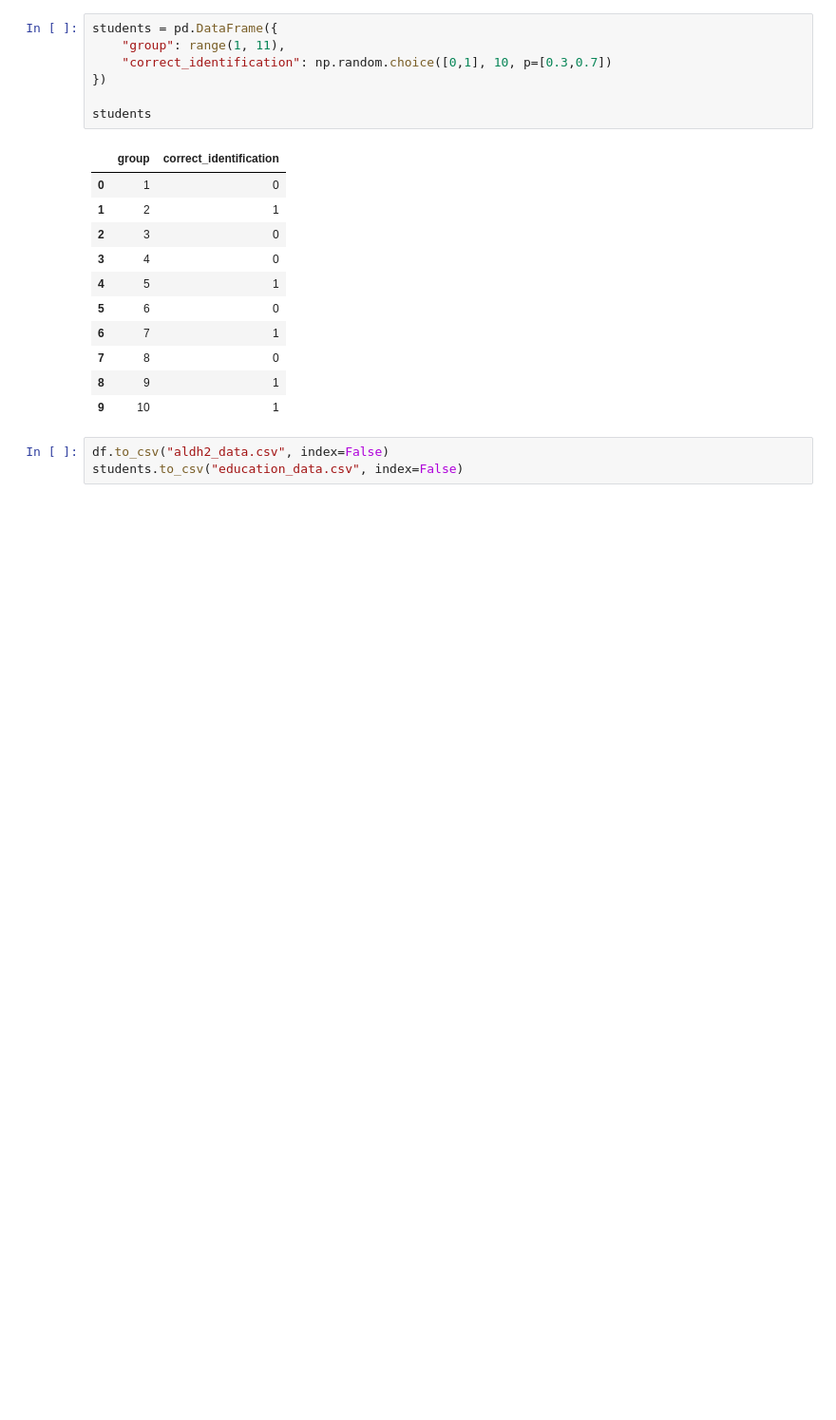
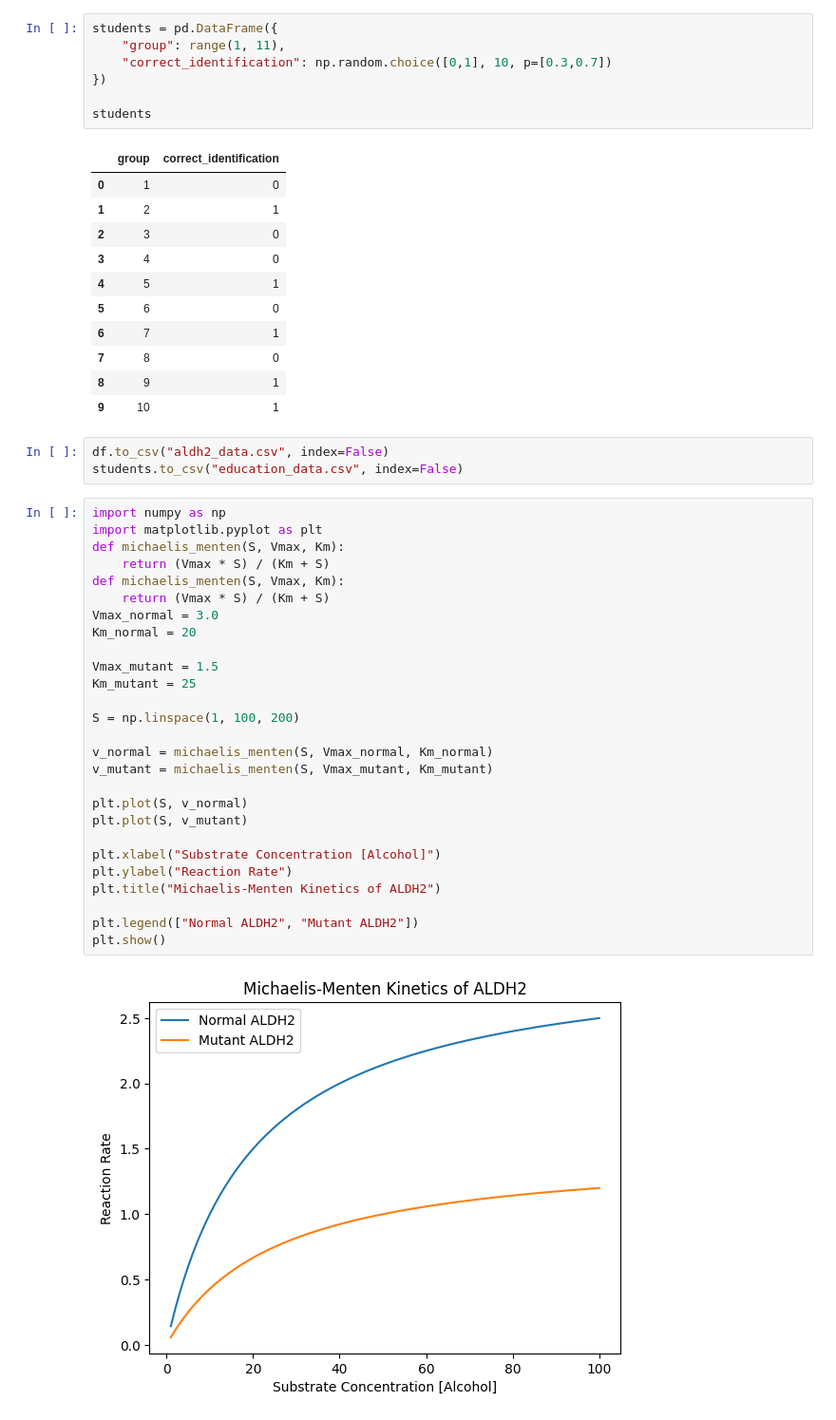
Before and after one commit to afunny101/Taiwan_ALDH2_Alcohol_Kinetics_Education_Project, a Jupyter notebook: ALDH2_Alcohol_Kinetics_Project.ipynb, the cells around one changed output. Shown at 95% size. Drawn from its saved outputs; the diff is of its cells as text; blank space fills up the shorter version.

```diff
--- a/ALDH2_Alcohol_Kinetics_Project.ipynb
+++ b/ALDH2_Alcohol_Kinetics_Project.ipynb
@@ -86,3 +86,32 @@ students
 # %%
 df.to_csv("aldh2_data.csv", index=False)
 students.to_csv("education_data.csv", index=False)
+# %%
+import numpy as np
+import matplotlib.pyplot as plt
+def michaelis_menten(S, Vmax, Km):
+    return (Vmax * S) / (Km + S)
+def michaelis_menten(S, Vmax, Km):
+    return (Vmax * S) / (Km + S)
+Vmax_normal = 3.0
+Km_normal = 20
+
+Vmax_mutant = 1.5
+Km_mutant = 25
+
+S = np.linspace(1, 100, 200)
+
+v_normal = michaelis_menten(S, Vmax_normal, Km_normal)
+v_mutant = michaelis_menten(S, Vmax_mutant, Km_mutant)
+
+plt.plot(S, v_normal)
+plt.plot(S, v_mutant)
+
+plt.xlabel("Substrate Concentration [Alcohol]")
+plt.ylabel("Reaction Rate")
+plt.title("Michaelis-Menten Kinetics of ALDH2")
+
+plt.legend(["Normal ALDH2", "Mutant ALDH2"])
+plt.show()
+# %% [output]
+[figure, added]
```
Also changed, not shown: parts of 3 cells of this notebook.
